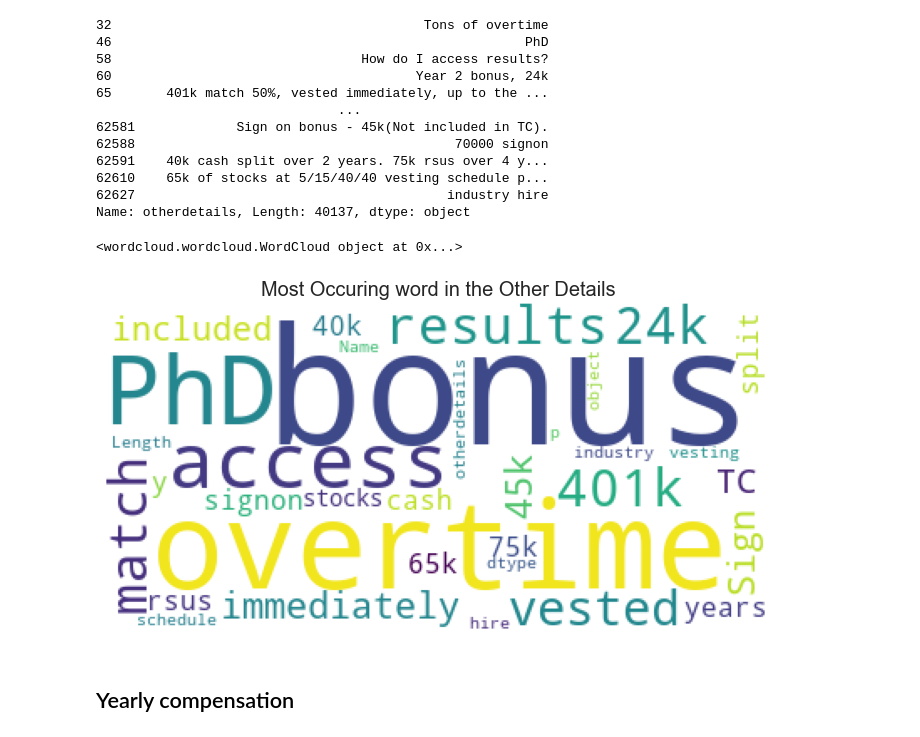
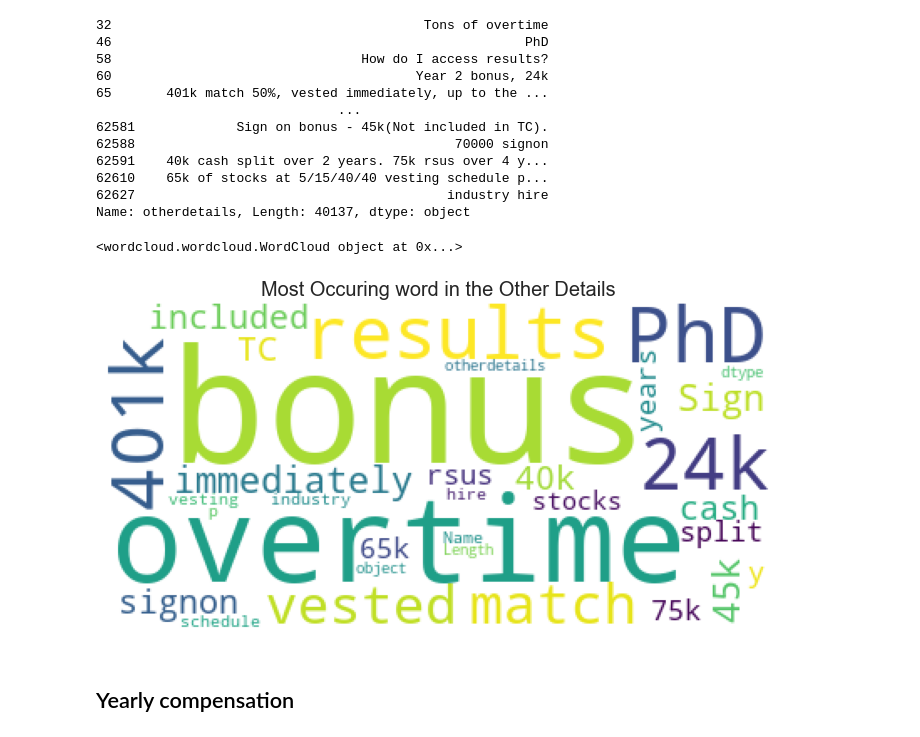
Before and after one commit to PriyankaVelagala/INM701, a Jupyter notebook: Data cleaning_PV.ipynb, the cells around one changed output. Drawn from its saved outputs; the diff is of its cells as text; code cells hidden in the pictures.

```diff
--- a/Data cleaning_PV.ipynb
+++ b/Data cleaning_PV.ipynb
@@ -5,7 +5,7 @@ import os
 import math
 import matplotlib.pyplot as plt
 import seaborn as sns
-sns.set()L
+sns.set()
 # %% [markdown]
 ## Load Data
 # %%
@@ -203,22 +205,22 @@ df['otherdetails'].dropna()
 62627                                        industry hire
 Name: otherdetails, Length: 40137, dtype: object
 # %%
-my_additional_stop_words = ['Year', 'Tons'] #, 'white', 'pink', 'blue', 'black', 'green']
+my_additional_stop_words = ['Year', 'Tons', 'access'] #, 'white', 'pink', 'blue', 'black', 'green']
 
 stop_words = list(STOPWORDS) + my_additional_stop_words
 
 #stopwords = set(STOPWORDS)
 wordcloud = WordCloud(stopwords = stop_words, background_color = 'white').generate(str(df['otherdetails'].dropna()))
 
 print(wordcloud)
 plt.rcParams['figure.figsize'] = (12, 12)
 plt.axis('off')
 plt.imshow(wordcloud)
 plt.title('Most Occuring word in the Other Details', fontsize = 20)
 plt.show()
 # %% [output]
 <wordcloud.wordcloud.WordCloud object at 0x...>
-[figure, old version]
+[figure, new version]
 # %% [markdown]
 ## Yearly compensation
 # %%
```
Also changed, not shown: parts of 9 cells of this notebook, 1 other file.
